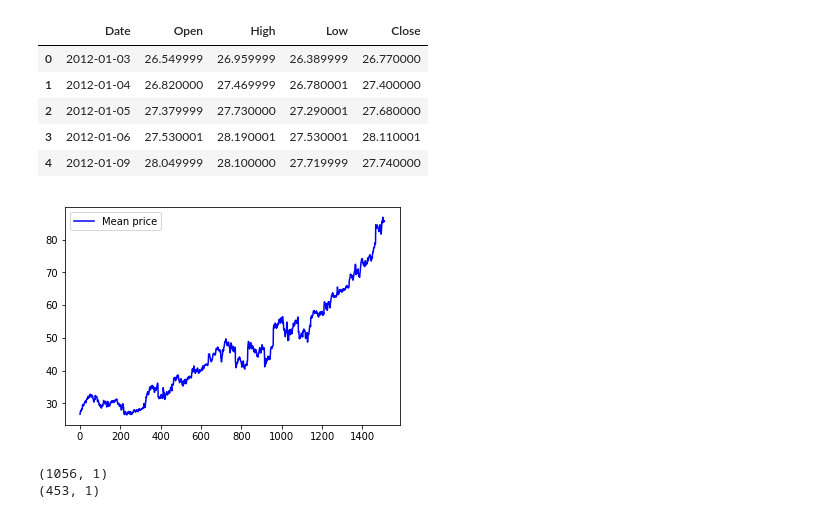
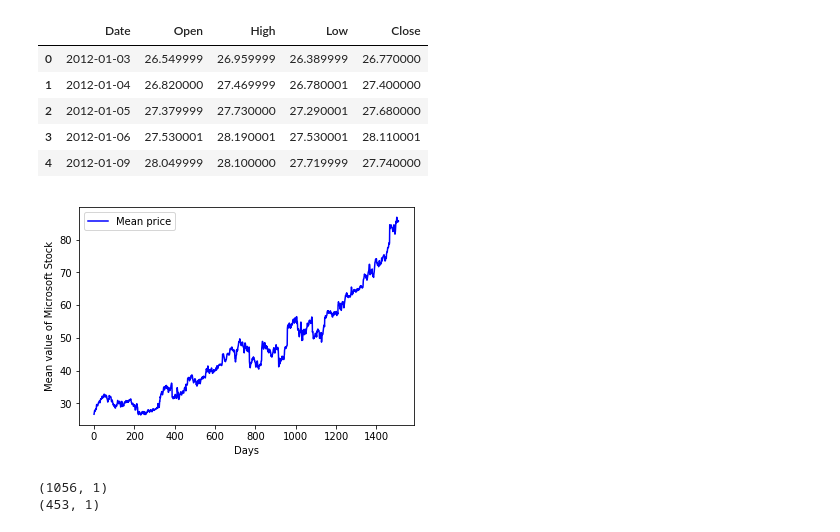
Before and after one commit to miguelgfierro/ai_projects, a Jupyter notebook: Time_Series_Forecasting_of_Stock_Price/Stock_Price_Forecasting.ipynb, the cells around one changed output. Saved outputs shown, nothing was run; the diff lists cells and outputs as text; code cells hidden in the pictures.

```diff
--- a/Time_Series_Forecasting_of_Stock_Price/Stock_Price_Forecasting.ipynb
+++ b/Time_Series_Forecasting_of_Stock_Price/Stock_Price_Forecasting.ipynb
@@ -44,9 +44,9 @@ GPU memory:  None
 # %%
 DATA = os.path.join('data', 'MSFT_2012_2017.csv')
 # %%
-df = pd.read_csv(DATA)
+#df = pd.read_csv(DATA)
+df = pd.read_csv('https://ikpublictutorial.blob.core.windows.net/book/MSFT_2012_2017.csv')
 df = df.drop(['Adj Close', 'Volume'], axis=1)
-#df = df.reindex(index = df.index[::-1])
 df.head()
 # %% [output]
 |  | Date | Open | High | Low | Close |
@@ -61,8 +60,9 @@ mean_price = df.mean(axis = 1)
 # %%
 xx = np.arange(1, len(df) + 1, 1)
 plt.plot(xx, mean_price, 'b', label = 'Mean price')
-#plt.plot(xx, open_price, 'r', label = 'Open price')
 plt.legend(loc = 'upper left')
+plt.xlabel('Days')
+plt.ylabel('Mean value of Microsoft Stock')
 plt.show()
 # %% [output]
-[figure, old version]
+[figure, new version]
```
Also changed, not shown: parts of 11 cells of this notebook.
